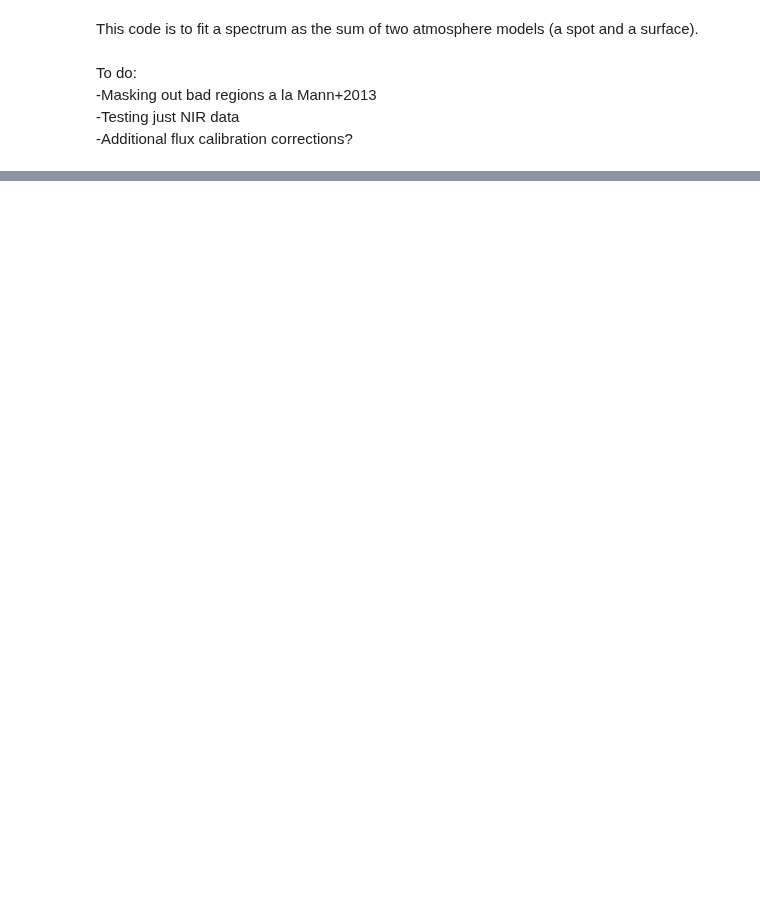
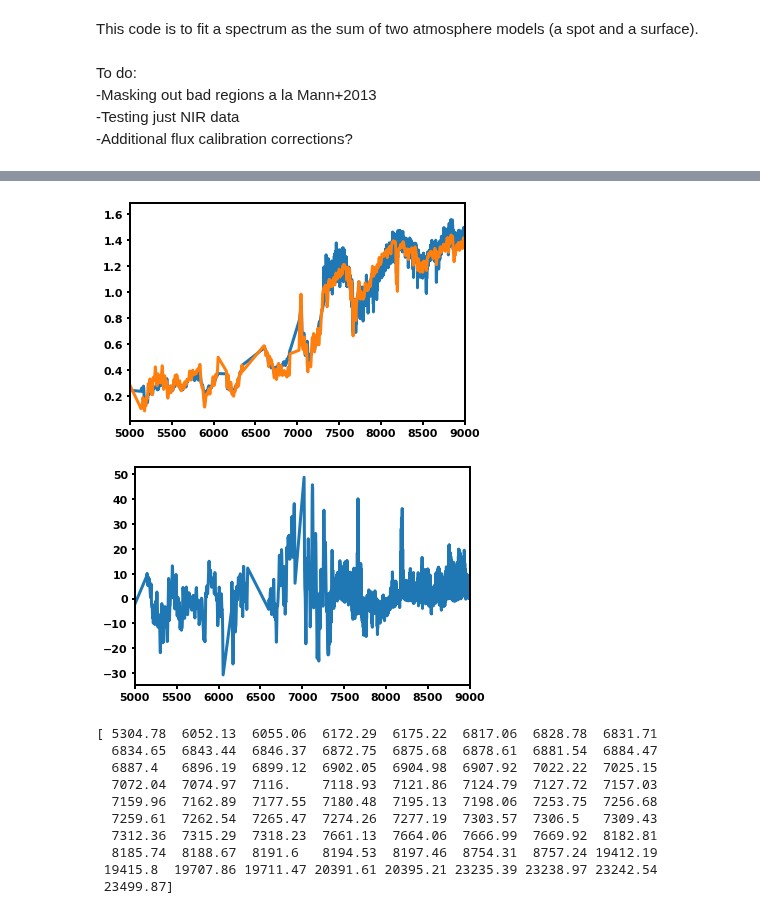
Before and after one commit to awmann/K233Spots, a Jupyter notebook: multi_spec_fit.ipynb, the cells around one changed output, grey strips where cells are left out. Cells and saved outputs as stored; diff of their text form; code cells hidden in the pictures; blank space fills up the shorter version.

```diff
--- a/multi_spec_fit.ipynb
+++ b/multi_spec_fit.ipynb
@@ -342,28 +461,3 @@ plt.savefig('Walkers_specfit'+str(num)+'.pdf')
-# %%
-flat_samples = sampler.get_chain(discard=burn, thin=thin, flat=True)
-print(flat_samples.shape)
-fig = corner.corner(
-    flat_samples, labels=labels, show_titles=False,
-    fill_contours=True, plot_datapoints=False,title_kwargs={"fontsize": 11},title_fmt='.4f',
-    hist_kwargs={"linewidth": 2.5},levels=[(1-np.exp(-0.5)),(1-np.exp(-2)),(1-np.exp(-4.5))]
-);
-
-#plt.show()
-plt.savefig('Corner_spec_lowres'+str(num)+'.pdf')
-
-
-flat_samples = sampler.get_chain(discard=burn, thin=thin, flat=True)
-prob = sampler.get_log_prob(flat=True,thin=thin,discard=burn)
-trimmed_flat = flat_samples[:,0:3]
-trimmed_labels = labels[0:3]
-fig = corner.corner(
-    trimmed_flat, labels=trimmed_labels, show_titles=False,
-    fill_contours=True, plot_datapoints=False,title_kwargs={"fontsize": 11},title_fmt='.2f',
-    hist_kwargs={"linewidth": 2.5},levels=[(1-np.exp(-0.5)),(1-np.exp(-2)),(1-np.exp(-4.5))]
-);
-
-#plt.show()
-plt.savefig('Corner_spec_lowres_trim'+str(num)+'.pdf')
 # %%
 ## report best-fit parameters
 ## this current grabs the 50% one, but that's wrong, we want the highest likelihood
@@ -379,7 +473,10 @@ for i in range(ndim):
 print('--------')
 for i in range(ndim):
     b = np.squeeze(flat_samples[np.where(prob == np.max(prob)),i])
+    if np.size(b) > 1:
+        b = np.squeeze(b)
+        b = b[0]
+    best.append(b)
     print(labels[i],b)
-    best.append(b)
 
 best = np.squeeze(best)
@@ -387,32 +504,48 @@ best = np.squeeze(best)
 mteff = modelteff
 modelspectra = mspec
 wav = np.array(mwav)
 obsspec = np.array(ospec)
 obstype = np.array(otype)
 obserr = np.array(oerr)
 Tsurf, Tspot, fS, a, b, c, AV, loff, f = best
 modelspec = doublespec(mteff,modelspectra,Tsurf,Tspot,fS)
 newwav = wav + loff
 interpfunc = interpolate.interp1d(newwav, modelspec, kind='linear',fill_value="extrapolate")
 modelspec_shift = interpfunc(wav)
 modelspec_smooth = modelspec_shift
 reddened = modelspec_smooth*ext.extinguish(wav*u.AA, Av=AV)
 
 modelspec_norm = np.array(reddened)/np.mean(reddened)
 obsspec_norm = np.array(obsspec)/np.mean(obsspec)
 obsspec_err_norm = np.array(obserr)/np.mean(obsspec)
 obsspec_norm[np.where(obstype == 1)]*=a
 obsspec_norm[np.where(obstype == 2)]*=b
 obsspec_norm[np.where(obstype == 3)]*=c
 obsspec_err_norm[np.where(obstype == 1)]*=a
 obsspec_err_norm[np.where(obstype == 2)]*=b
 obsspec_err_norm[np.where(obstype == 3)]*=c
 
 plt.plot(wav,obsspec_norm)
 plt.plot(wav,modelspec_norm)
-plt.xlim(5000,20000)
+plt.xlim(5000,9000)
 plt.show()
 
 plt.plot(wav,(obsspec_norm-modelspec_norm)/obsspec_err_norm)
-plt.xlim(5000,20000)#6050-6175
+plt.xlim(5000,9000)#6050-6175
 plt.show()
+
+off = np.abs((obsspec_norm-modelspec_norm)/obsspec_err_norm)
+print(wav[np.where(off > 20)])
+# %% [output]
+[figure, added]
+[figure, added]
+[ 5304.78  6052.13  6055.06  6172.29  6175.22  6817.06  6828.78  6831.71
+  6834.65  6843.44  6846.37  6872.75  6875.68  6878.61  6881.54  6884.47
+  6887.4   6896.19  6899.12  6902.05  6904.98  6907.92  7022.22  7025.15
+  7072.04  7074.97  7116.    7118.93  7121.86  7124.79  7127.72  7157.03
+  7159.96  7162.89  7177.55  7180.48  7195.13  7198.06  7253.75  7256.68
+  7259.61  7262.54  7265.47  7274.26  7277.19  7303.57  7306.5   7309.43
+  7312.36  7315.29  7318.23  7661.13  7664.06  7666.99  7669.92  8182.81
+  8185.74  8188.67  8191.6   8194.53  8197.46  8754.31  8757.24 19412.19
+ 19415.8  19707.86 19711.47 20391.61 20395.21 23235.39 23238.97 23242.54
+ 23499.87]
```
Also changed, not shown: parts of 15 cells of this notebook, 2 other files.
